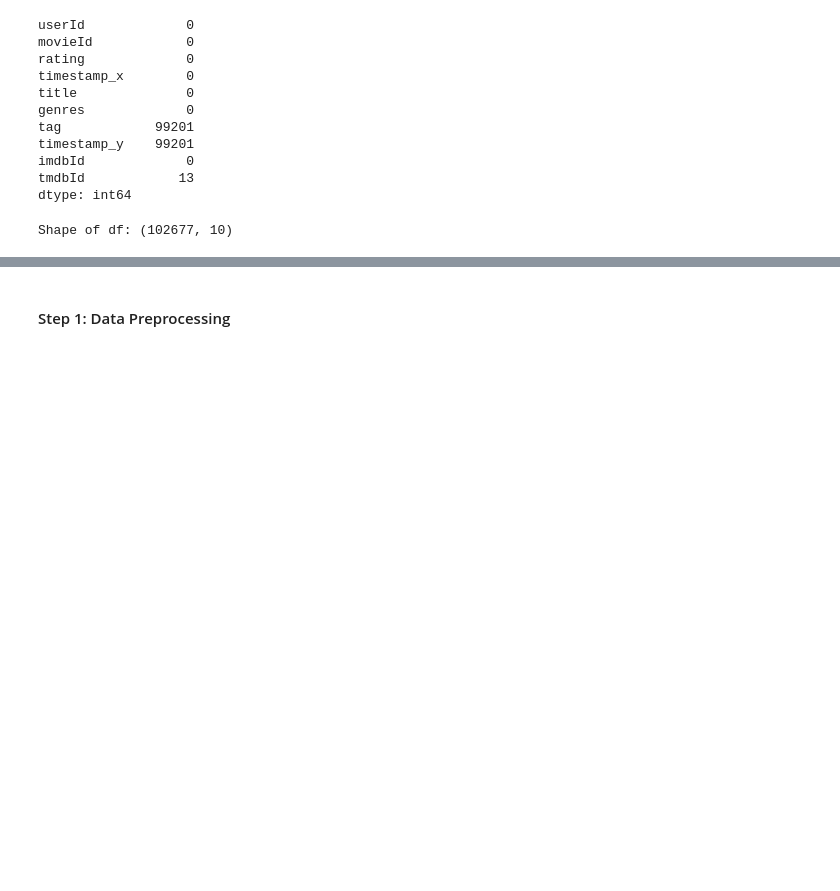
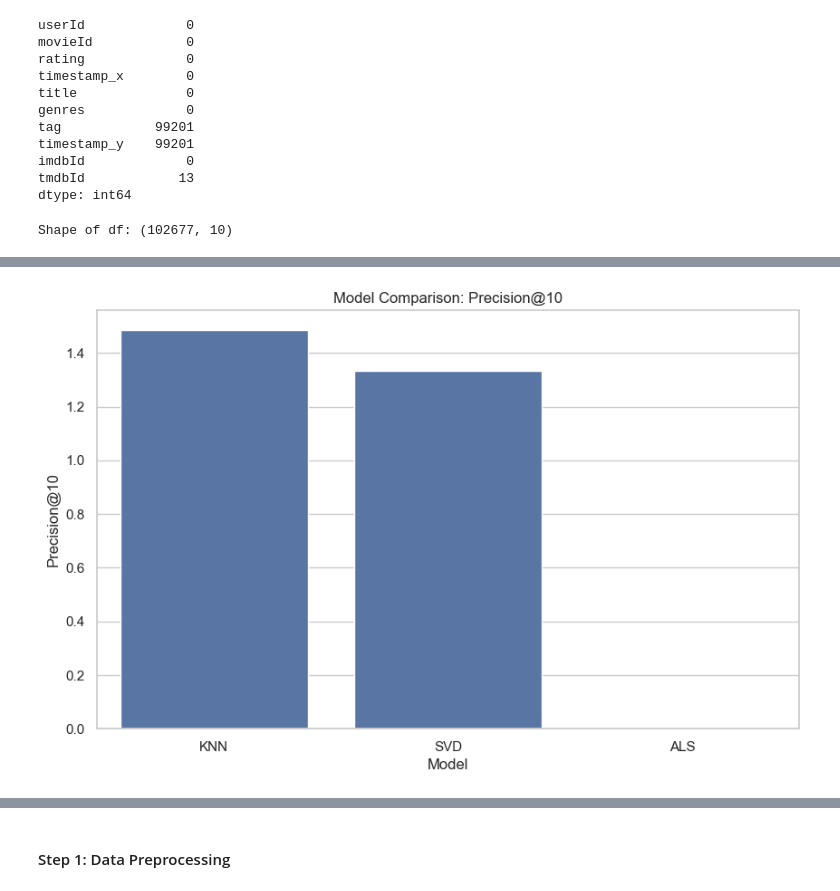
Before and after one commit to H-Rumenya/Group_2_P4_Project, a Jupyter notebook: phase4_project.ipynb, the cells around one changed output, grey strips where cells are left out. Drawn from its saved outputs; the diff is of its cells as text; code cells hidden in the pictures; blank space fills up the shorter version.

```diff
--- a/phase4_project.ipynb
+++ b/phase4_project.ipynb
@@ -268,0 +613,9 @@ Shape of df: (102677, 10)
+# %%
+plt.figure(figsize=(10, 6))
+sns.barplot(x='Model', y='Precision@10', data=metrics_df)
+plt.title('Model Comparison: Precision@10')
+plt.ylabel('Precision@10')
+plt.savefig('precision_comparison.png')
+plt.show()
+# %% [output]
+[figure, added]
```
Also changed, not shown: parts of 20 cells of this notebook.
